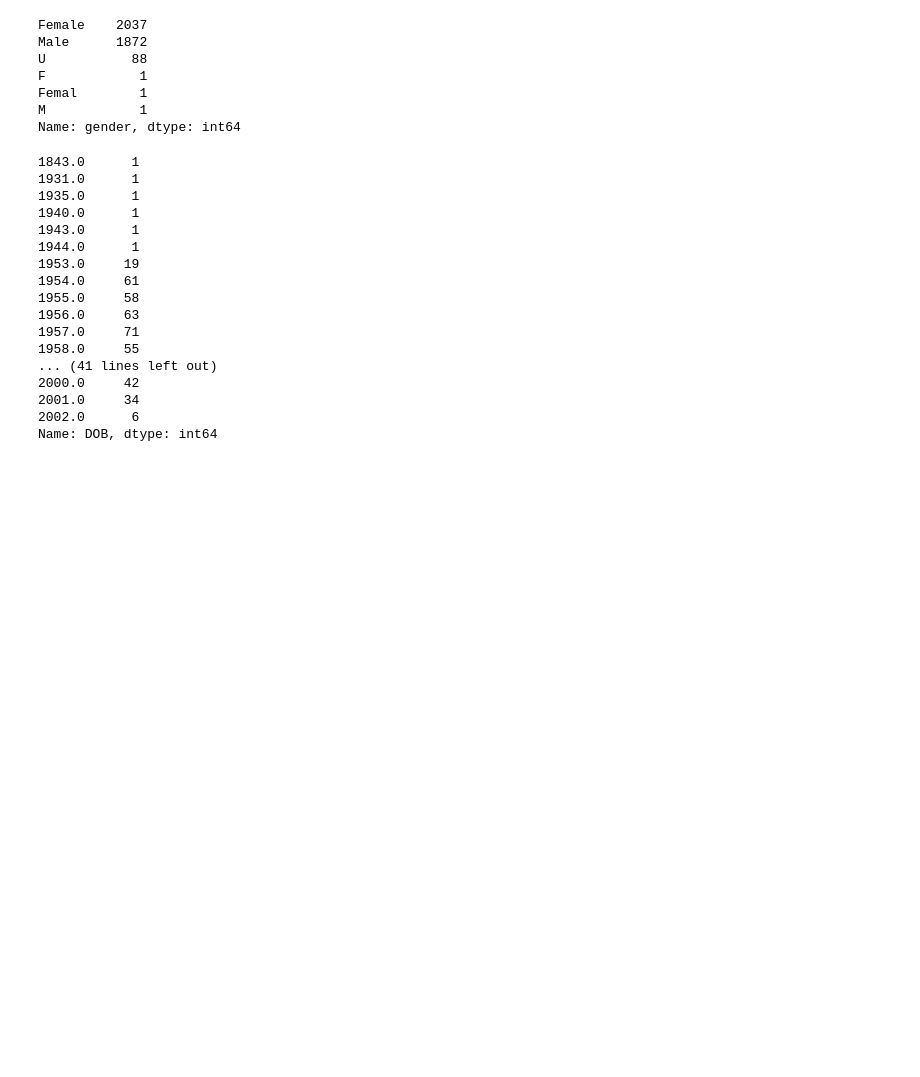
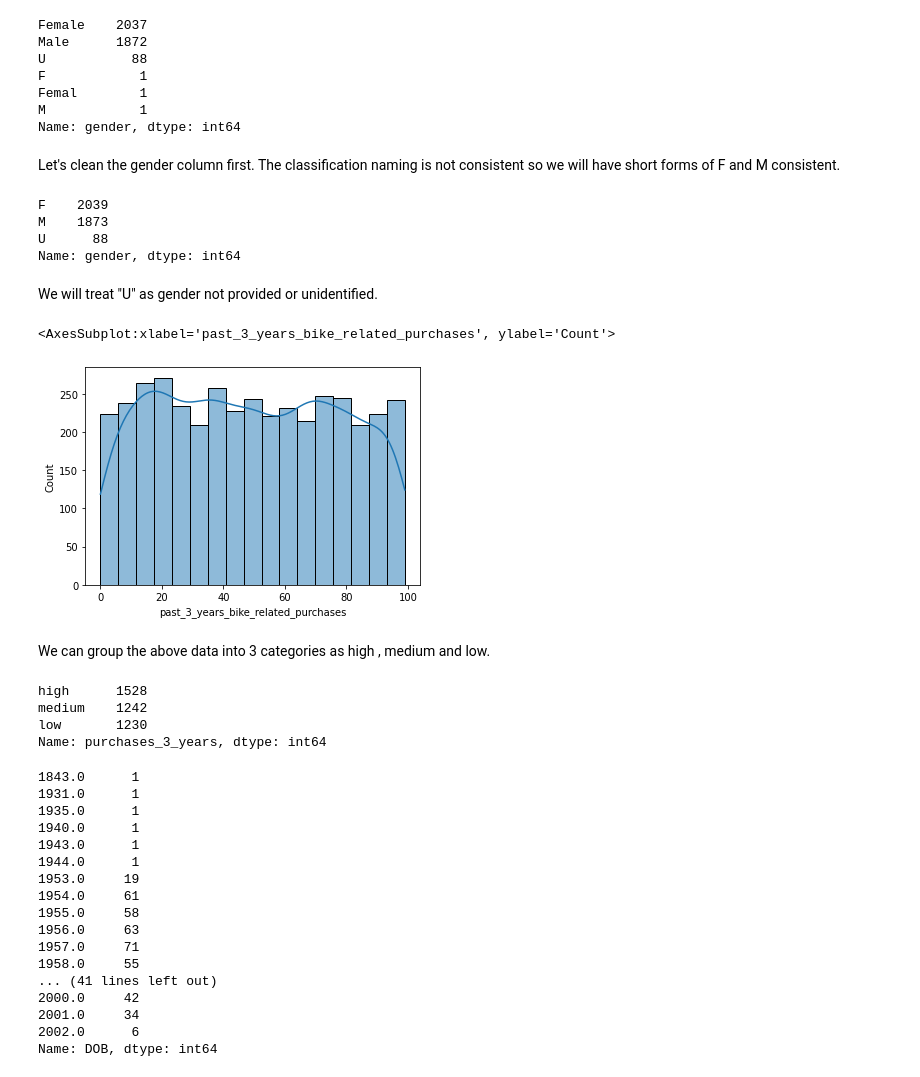
Before and after one commit to hseju/KPMG---Data-Analyst-Internship, a Jupyter notebook: Analysis/customer_demo_analysis.ipynb, the cells around one changed output. Drawn from its saved outputs; the diff is of its cells as text; code cells hidden in the pictures; blank space fills up the shorter version.

Commit message:
added new data cleaning notebooks

```diff
--- a/Analysis/customer_demo_analysis.ipynb
+++ b/Analysis/customer_demo_analysis.ipynb
@@ -77,3 +91,26 @@ F            1
 Femal        1
 M            1
 Name: gender, dtype: int64
+# %% [markdown]
+Let's clean the gender column first. The classification naming is not consistent so we will have short forms of F and M consistent.
+# %%
+# relace the incorrect values
+
+df_demo.gender = df_demo.gender.replace({"Female": "F","Male":"M", "Femal":"F"})
+# %%
+# gender column evaluate
+df_demo.gender.value_counts()
+# %% [output]
+F    2039
+M    1873
+U      88
+Name: gender, dtype: int64
+# %% [markdown]
+We will treat "U" as gender not provided or unidentified.
+# %%
+sns.histplot(data=df_demo, x="past_3_years_bike_related_purchases", kde=True)
+# %% [output]
+<AxesSubplot:xlabel='past_3_years_bike_related_purchases', ylabel='Count'>
+[figure, added]
+# %% [markdown]
+We can group the above data into 3 categories as high , medium and low.
@@ -80,3 +120,10 @@ Name: gender, dtype: int64
+# %%
+df_demo.purchases_3_years.value_counts()
+# %% [output]
+high      1528
+medium    1242
+low       1230
+Name: purchases_3_years, dtype: int64
 # %%
 df_demo.DOB.dt.year.value_counts().sort_index()
 # %% [output]
```
Also changed, not shown: parts of 25 cells of this notebook, 12 other files.
